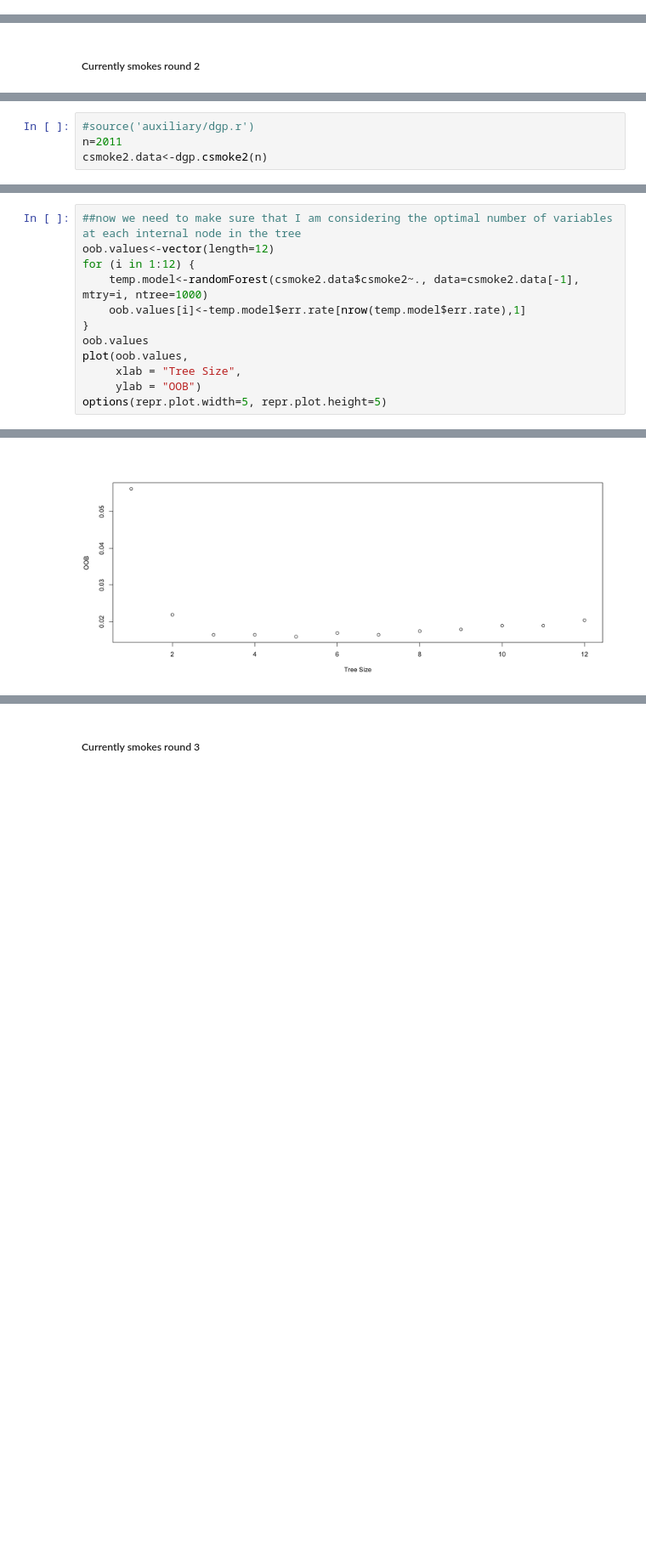
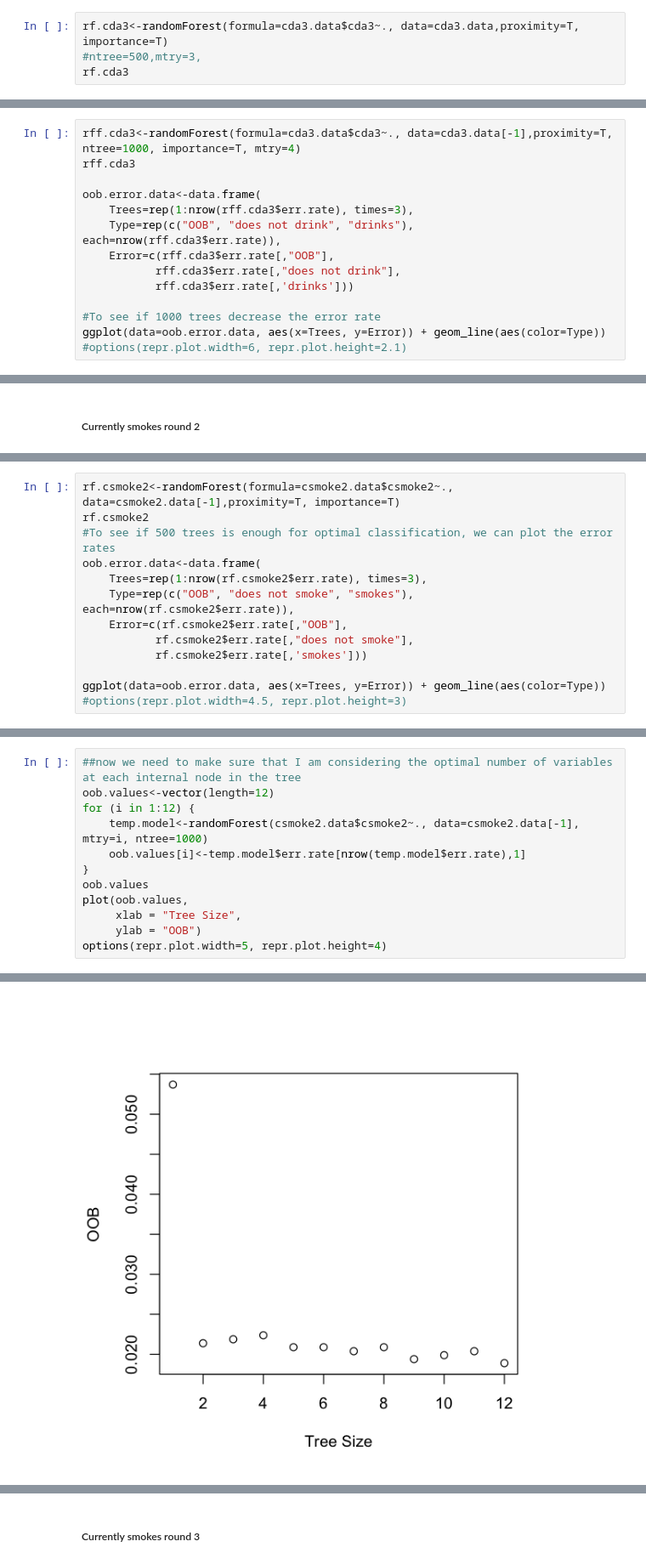
Before and after one commit to azhar27/CompStat, a Jupyter notebook: project.ipynb, the cells around one changed output, grey strips where cells are left out. Shown at 85% size. Saved outputs shown, nothing was run; the diff lists cells and outputs as text; blank space fills up the shorter version.

```diff
--- a/project.ipynb
+++ b/project.ipynb
@@ -397,0 +293,4 @@ options(repr.plot.width=6, repr.plot.height=2)
+# %%
+rf.cda3<-randomForest(formula=cda3.data$cda3~., data=cda3.data,proximity=T, importance=T)
+#ntree=500,mtry=3,
+rf.cda3
@@ -417,0 +321,14 @@ drinks                     28   1477  0.01860465
+# %%
+rff.cda3<-randomForest(formula=cda3.data$cda3~., data=cda3.data[-1],proximity=T, ntree=1000, importance=T, mtry=4)
+rff.cda3
+
+oob.error.data<-data.frame(
+    Trees=rep(1:nrow(rff.cda3$err.rate), times=3),
+    Type=rep(c("OOB", "does not drink", "drinks"), each=nrow(rff.cda3$err.rate)),
+    Error=c(rff.cda3$err.rate[,"OOB"],
+           rff.cda3$err.rate[,"does not drink"],
+           rff.cda3$err.rate[,'drinks']))
+
+#To see if 1000 trees decrease the error rate
+ggplot(data=oob.error.data, aes(x=Trees, y=Error)) + geom_line(aes(color=Type))
+#options(repr.plot.width=6, repr.plot.height=2.1)
@@ -523,4 +417,0 @@ dgp.csmoke2<- function(n){  ###### round 2
-# %%
-#source('auxiliary/dgp.r')
-n=2011
-csmoke2.data<-dgp.csmoke2(n)
@@ -544,0 +418,13 @@ smokes                     27     88 0.234782609
+# %%
+rf.csmoke2<-randomForest(formula=csmoke2.data$csmoke2~., data=csmoke2.data[-1],proximity=T, importance=T)
+rf.csmoke2
+#To see if 500 trees is enough for optimal classification, we can plot the error rates
+oob.error.data<-data.frame(
+    Trees=rep(1:nrow(rf.csmoke2$err.rate), times=3),
+    Type=rep(c("OOB", "does not smoke", "smokes"), each=nrow(rf.csmoke2$err.rate)),
+    Error=c(rf.csmoke2$err.rate[,"OOB"],
+           rf.csmoke2$err.rate[,"does not smoke"],
+           rf.csmoke2$err.rate[,'smokes']))
+
+ggplot(data=oob.error.data, aes(x=Trees, y=Error)) + geom_line(aes(color=Type))
+#options(repr.plot.width=4.5, repr.plot.height=3)
@@ -564,5 +460,5 @@ oob.values
 plot(oob.values,
      xlab = "Tree Size",
      ylab = "OOB")
-options(repr.plot.width=5, repr.plot.height=5)
+options(repr.plot.width=5, repr.plot.height=4)
 # %% [output]
@@ -571,4 +467,4 @@ options(repr.plot.width=5, repr.plot.height=5)
-[figure, old version]
+[figure, new version]
 # %%
 varImpPlot(rf.csmoke2)
 options(repr.plot.width=14, repr.plot.height=6)
```
Also changed, not shown: parts of 65 cells of this notebook, 9 other files.
